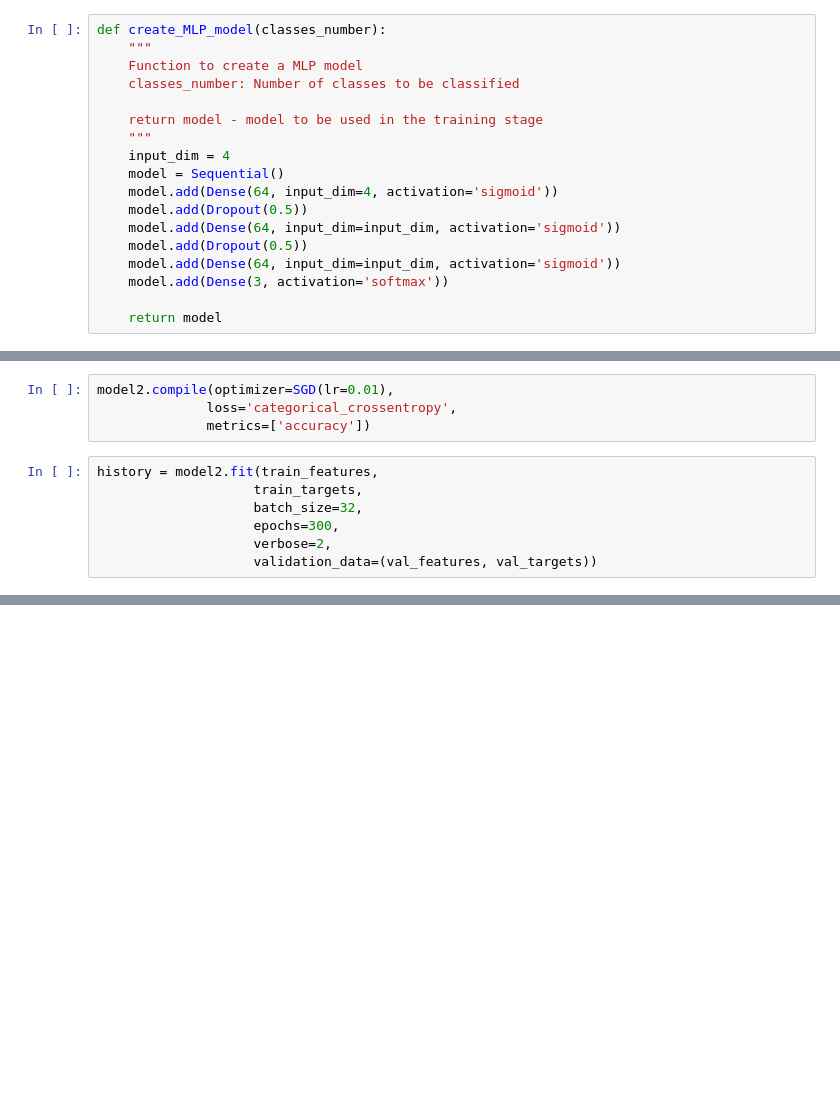
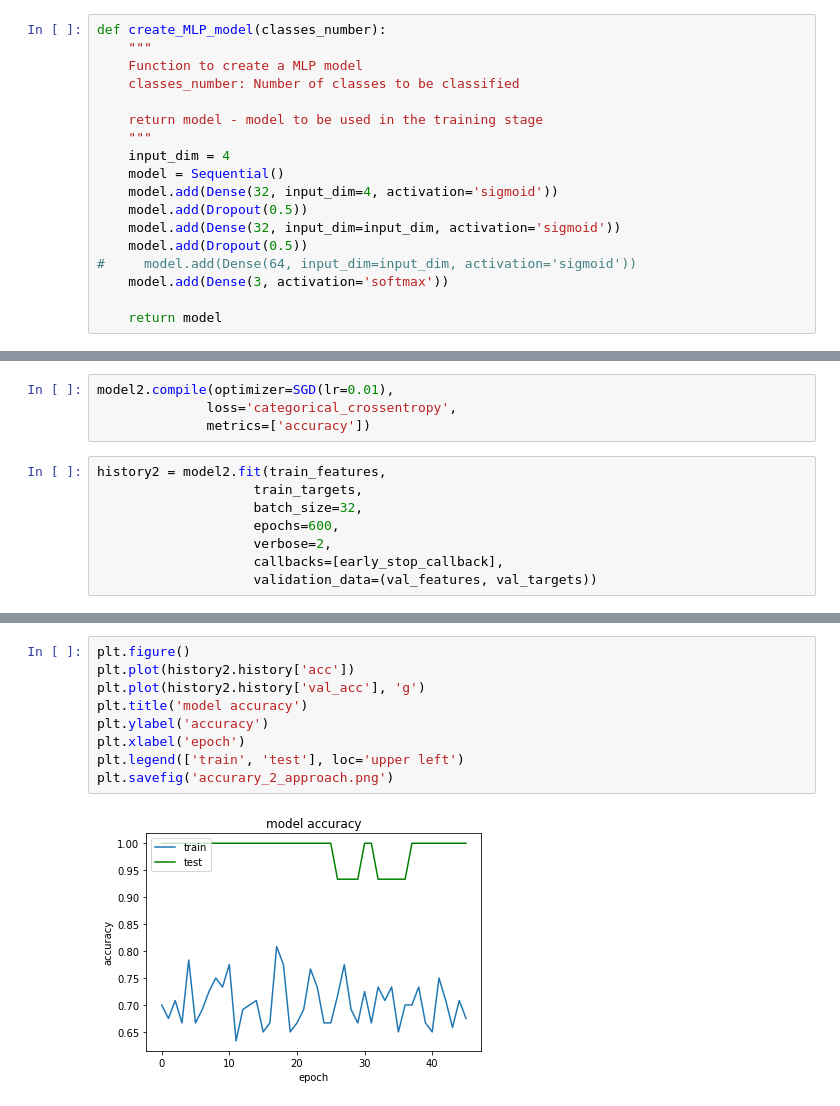
Before and after one commit to Geovannioj/ML_secondList, a Jupyter notebook: Questao1-MLP/Questao1Lista2ML.ipynb, the cells around one changed output, grey strips where cells are left out. Cells and saved outputs as stored; diff of their text form; blank space fills up the shorter version.

```diff
--- a/Questao1-MLP/Questao1Lista2ML.ipynb
+++ b/Questao1-MLP/Questao1Lista2ML.ipynb
@@ -257,11 +264,11 @@ def create_MLP_model(classes_number):
     """
     input_dim = 4
     model = Sequential()
-    model.add(Dense(64, input_dim=4, activation='sigmoid'))
+    model.add(Dense(32, input_dim=4, activation='sigmoid'))
     model.add(Dropout(0.5))
-    model.add(Dense(64, input_dim=input_dim, activation='sigmoid'))
+    model.add(Dense(32, input_dim=input_dim, activation='sigmoid'))
     model.add(Dropout(0.5))
-    model.add(Dense(64, input_dim=input_dim, activation='sigmoid'))
+#     model.add(Dense(64, input_dim=input_dim, activation='sigmoid'))
     model.add(Dense(3, activation='softmax'))
 
     return model
@@ -296,11 +301,12 @@ model2.compile(optimizer=SGD(lr=0.01),
               loss='categorical_crossentropy',
               metrics=['accuracy'])
 # %%
-history = model2.fit(train_features,
+history2 = model2.fit(train_features,
                     train_targets,
                     batch_size=32,
-                    epochs=300,
+                    epochs=600,
                     verbose=2,
+                    callbacks=[early_stop_callback],
                     validation_data=(val_features, val_targets))
 # %% [output]
 Train on 120 samples, validate on 15 samples
@@ -322,0 +329,11 @@ Epoch 300/300
+# %%
+plt.figure()
+plt.plot(history2.history['acc'])
+plt.plot(history2.history['val_acc'], 'g')
+plt.title('model accuracy')
+plt.ylabel('accuracy')
+plt.xlabel('epoch')
+plt.legend(['train', 'test'], loc='upper left')
+plt.savefig('accurary_2_approach.png')
+# %% [output]
+[figure, added]
```
Also changed, not shown: parts of 10 cells of this notebook, 12 other files.
